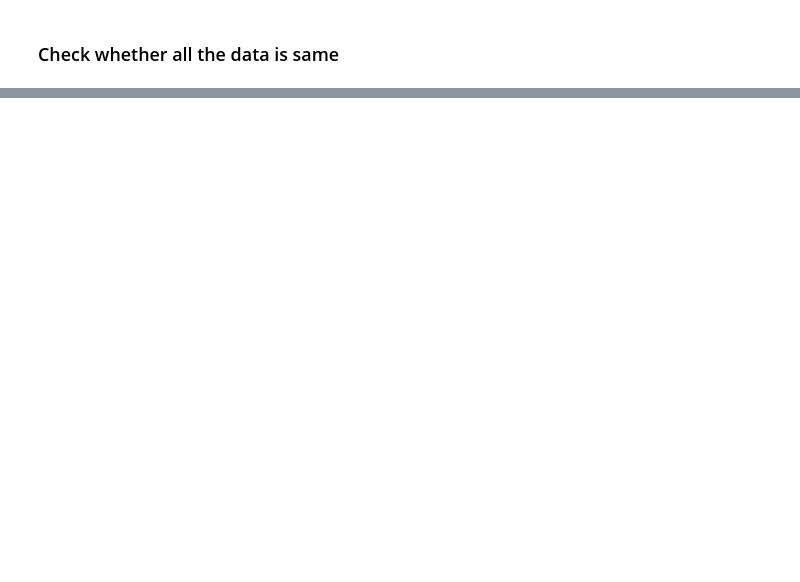
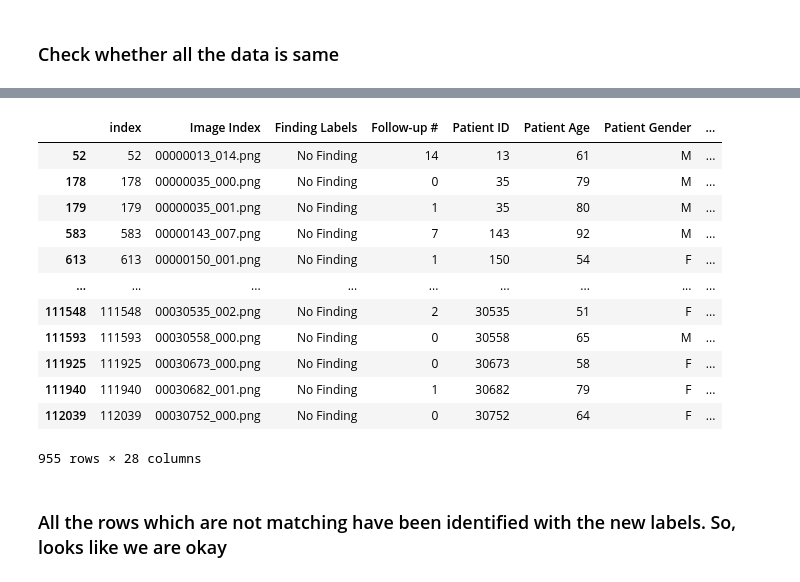
Before and after one commit to juanpajedrez/CS231N-Final-Proj, a Jupyter notebook: experiments/data_sanity.ipynb, the cells around one changed output, grey strips where cells are left out. Cells and saved outputs as stored; diff of their text form; code cells hidden in the pictures; blank space fills up the shorter version.

```diff
--- a/experiments/data_sanity.ipynb
+++ b/experiments/data_sanity.ipynb
@@ -34,4 +88,4 @@ df_nih = pd.concat([df_nih, diseases], axis=1)
 # %%
-diseases = ['Atelectasis', 'Cardiomegaly', 'Effusion', 'Infiltration', 'Mass', 'Nodule', 'Pneumonia', 'Pneumothorax', 'Consolidation', 'Edema', 'Emphysema', 'Fibrosis', 'Pleural_Thickening', 'Hernia']
+diseases = ['Atelectasis', 'Cardiomegaly', 'Effusion', 'Infiltration', 'Mass', 'Nodule', 'Pneumonia', 'Pneumothorax', 'Consolidation', 'Edema', 'Emphysema', 'Fibrosis', 'Pleural_Thickening', 'Hernia', 'No Finding']
 len(set(diseases))
 # %% [output]
@@ -44,4 +98,4 @@ for disease in diseases:
     assert(df_kaggle[disease].equals(df_nih[disease]))
 # %%
 for disease in diseases:
-    assert(df_kaggle[disease].equals(df_miccai[disease]))
+    print(disease, (df_kaggle[disease] != (df_miccai[disease])).sum())
@@ -47,0 +118,18 @@ for disease in diseases:
+# %%
+df_kaggle[df_kaggle[disease] != (df_miccai[disease])]
+# %% [output]
+|  | index | Image Index | Finding Labels | Follow-up # | Patient ID | Patient Age | Patient Gender | ... |
+| 52 | 52 | 00000013_014.png | No Finding | 14 | 13 | 61 | M | ... |
+| 178 | 178 | 00000035_000.png | No Finding | 0 | 35 | 79 | M | ... |
+| 179 | 179 | 00000035_001.png | No Finding | 1 | 35 | 80 | M | ... |
+| 583 | 583 | 00000143_007.png | No Finding | 7 | 143 | 92 | M | ... |
+| 613 | 613 | 00000150_001.png | No Finding | 1 | 150 | 54 | F | ... |
+| ... | ... | ... | ... | ... | ... | ... | ... | ... |
+| 111548 | 111548 | 00030535_002.png | No Finding | 2 | 30535 | 51 | F | ... |
+| 111593 | 111593 | 00030558_000.png | No Finding | 0 | 30558 | 65 | M | ... |
+| 111925 | 111925 | 00030673_000.png | No Finding | 0 | 30673 | 58 | F | ... |
+| 111940 | 111940 | 00030682_001.png | No Finding | 1 | 30682 | 79 | F | ... |
+| 112039 | 112039 | 00030752_000.png | No Finding | 0 | 30752 | 64 | F | ... |
+955 rows × 28 columns
+# %% [markdown]
+### All the rows which are not matching have been identified with the new labels. So, looks like we are okay
```
Also changed, not shown: parts of 7 cells of this notebook, 9 other files.
